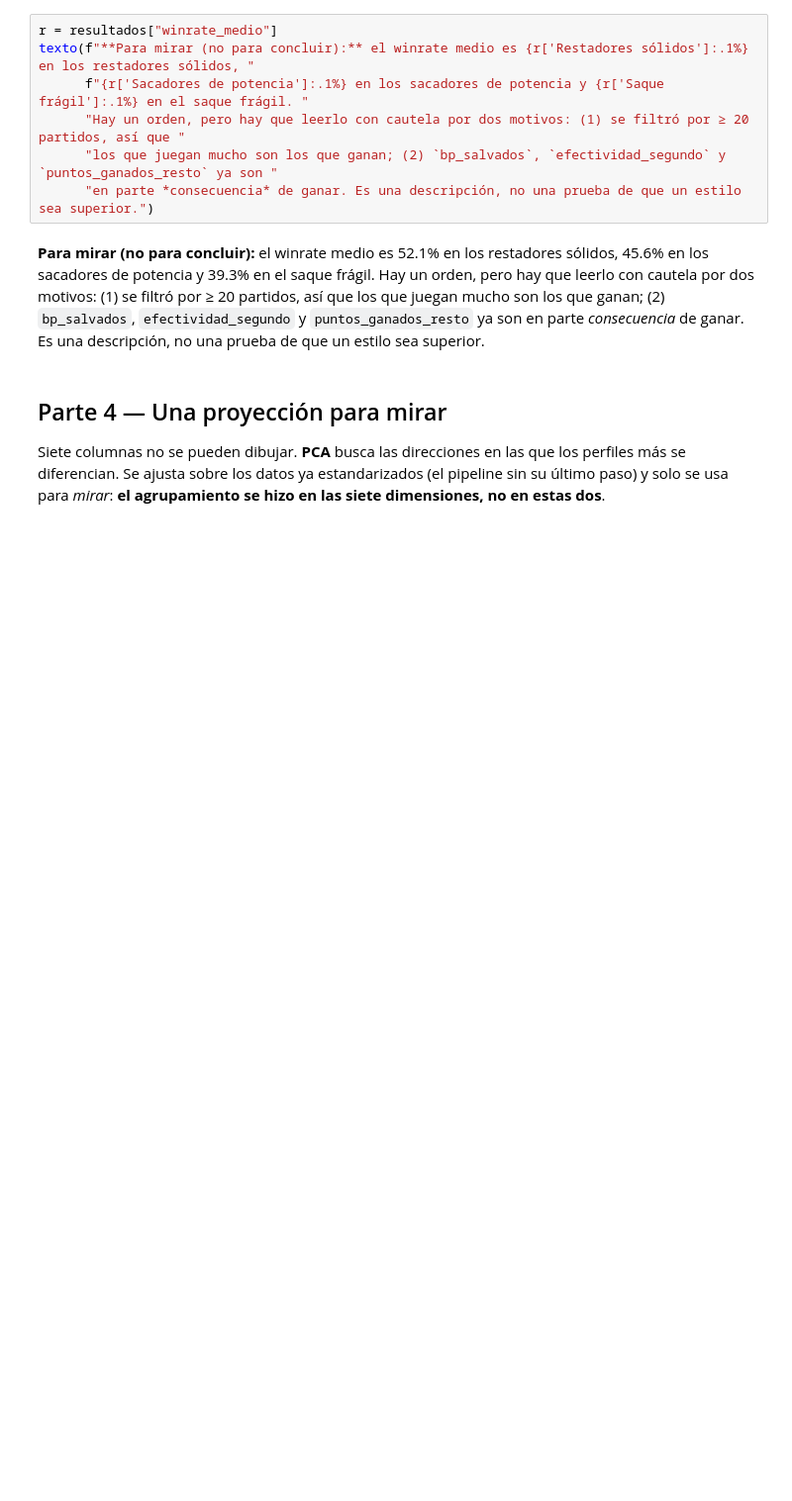
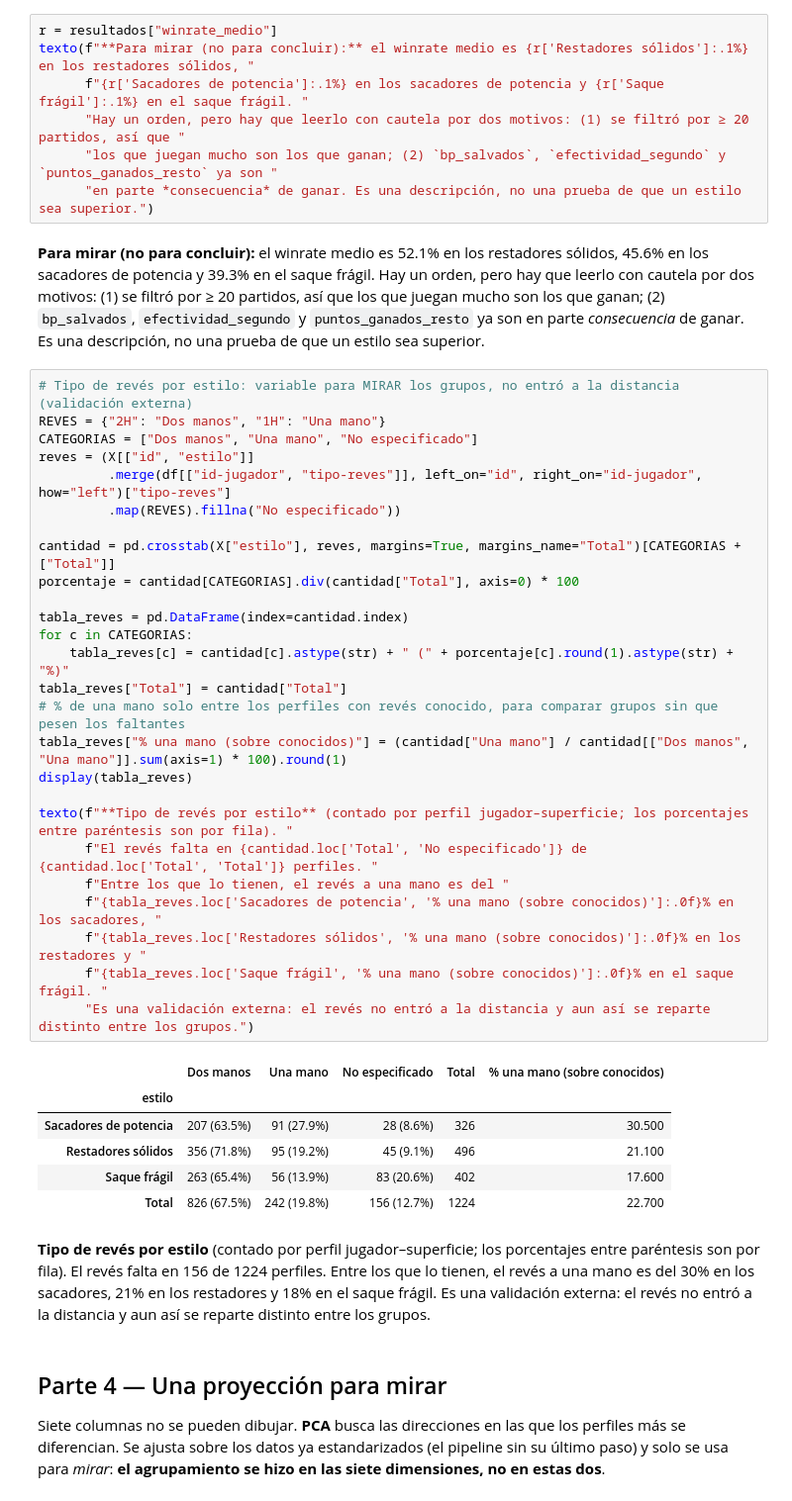
Before and after one commit to Rami195/ATP, a Jupyter notebook: entrega3/Entrega3_ATP_Estilos_de_juego.ipynb, the cells around one changed output. Shown at 99% size. Saved outputs shown, nothing was run; the diff lists cells and outputs as text; blank space fills up the shorter version.

Commit message:
Agrega tabla de tipo de revés por estilo en la Entrega 3
Celda nueva al final de la 3.2: cantidad y porcentaje de perfiles con revés
a dos manos, a una mano y no especificado en cada estilo, más el % de una mano
sobre los perfiles con revés conocido. Se usa como validación externa: el
revés no entra a la distancia.

Co-Authored-By: Claude Opus 5.5 <noreply@anthropic.com>

```diff
--- a/entrega3/Entrega3_ATP_Estilos_de_juego.ipynb
+++ b/entrega3/Entrega3_ATP_Estilos_de_juego.ipynb
@@ -675,6 +675,40 @@ texto(f"**Para mirar (no para concluir):** el winrate medio es {r['Restadores s
       "en parte *consecuencia* de ganar. Es una descripción, no una prueba de que un estilo sea superior.")
 # %% [output]
 **Para mirar (no para concluir):** el winrate medio es 52.1% en los restadores sólidos, 45.6% en los sacadores de potencia y 39.3% en el saque frágil. Hay un orden, pero hay que leerlo con cautela por dos motivos: (1) se filtró por ≥ 20 partidos, así que los que juegan mucho son los que ganan; (2) `bp_salvados`, `efectividad_segundo` y `puntos_ganados_resto` ya son en parte *consecuencia* de ganar. Es una descripción, no una prueba de que un estilo sea superior.
+# %%
+# Tipo de revés por estilo: variable para MIRAR los grupos, no entró a la distancia (validación externa)
+REVES = {"2H": "Dos manos", "1H": "Una mano"}
+CATEGORIAS = ["Dos manos", "Una mano", "No especificado"]
+reves = (X[["id", "estilo"]]
+         .merge(df[["id-jugador", "tipo-reves"]], left_on="id", right_on="id-jugador", how="left")["tipo-reves"]
+         .map(REVES).fillna("No especificado"))
+
+cantidad = pd.crosstab(X["estilo"], reves, margins=True, margins_name="Total")[CATEGORIAS + ["Total"]]
+porcentaje = cantidad[CATEGORIAS].div(cantidad["Total"], axis=0) * 100
+
+tabla_reves = pd.DataFrame(index=cantidad.index)
+for c in CATEGORIAS:
+    tabla_reves[c] = cantidad[c].astype(str) + " (" + porcentaje[c].round(1).astype(str) + "%)"
+tabla_reves["Total"] = cantidad["Total"]
+# % de una mano solo entre los perfiles con revés conocido, para comparar grupos sin que pesen los faltantes
+tabla_reves["% una mano (sobre conocidos)"] = (cantidad["Una mano"] / cantidad[["Dos manos", "Una mano"]].sum(axis=1) * 100).round(1)
+display(tabla_reves)
+
+texto(f"**Tipo de revés por estilo** (contado por perfil jugador–superficie; los porcentajes entre paréntesis son por fila). "
+      f"El revés falta en {cantidad.loc['Total', 'No especificado']} de {cantidad.loc['Total', 'Total']} perfiles. "
+      f"Entre los que lo tienen, el revés a una mano es del "
+      f"{tabla_reves.loc['Sacadores de potencia', '% una mano (sobre conocidos)']:.0f}% en los sacadores, "
+      f"{tabla_reves.loc['Restadores sólidos', '% una mano (sobre conocidos)']:.0f}% en los restadores y "
+      f"{tabla_reves.loc['Saque frágil', '% una mano (sobre conocidos)']:.0f}% en el saque frágil. "
+      "Es una validación externa: el revés no entró a la distancia y aun así se reparte distinto entre los grupos.")
+# %% [output]
+|  | Dos manos | Una mano | No especificado | Total | % una mano (sobre conocidos) |
+| estilo |  |  |  |  |  |
+| Sacadores de potencia | 207 (63.5%) | 91 (27.9%) | 28 (8.6%) | 326 | 30.500 |
+| Restadores sólidos | 356 (71.8%) | 95 (19.2%) | 45 (9.1%) | 496 | 21.100 |
+| Saque frágil | 263 (65.4%) | 56 (13.9%) | 83 (20.6%) | 402 | 17.600 |
+| Total | 826 (67.5%) | 242 (19.8%) | 156 (12.7%) | 1224 | 22.700 |
+**Tipo de revés por estilo** (contado por perfil jugador–superficie; los porcentajes entre paréntesis son por fila). El revés falta en 156 de 1224 perfiles. Entre los que lo tienen, el revés a una mano es del 30% en los sacadores, 21% en los restadores y 18% en el saque frágil. Es una validación externa: el revés no entró a la distancia y aun así se reparte distinto entre los grupos.
 # %% [markdown]
 ## Parte 4 — Una proyección para mirar
 
```
